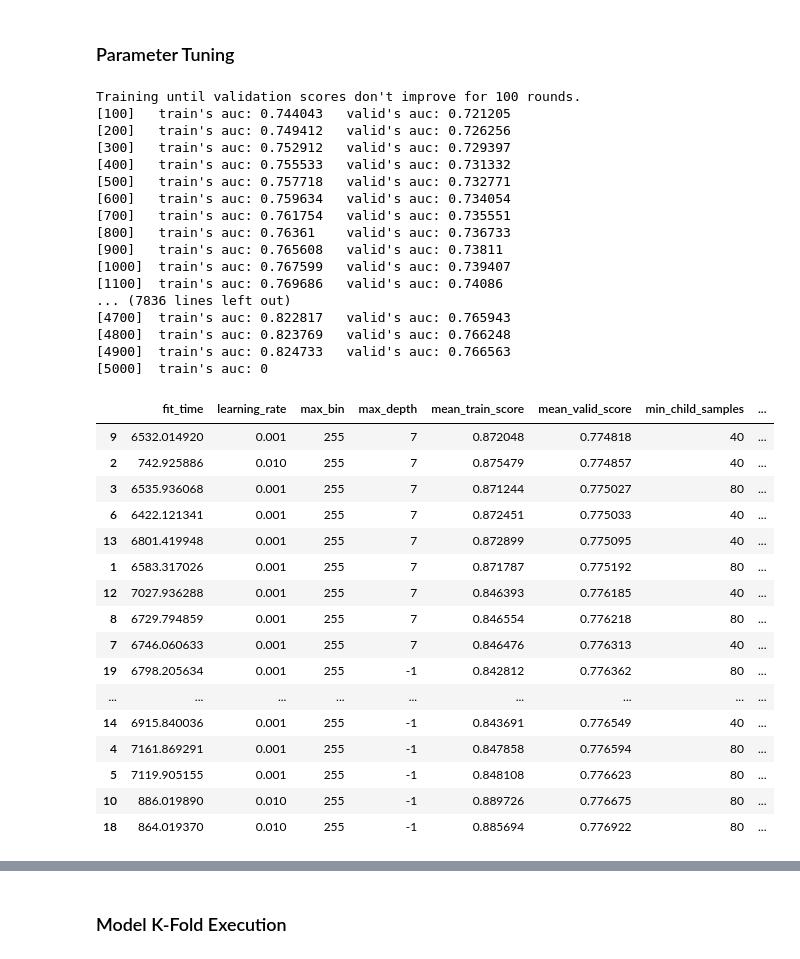
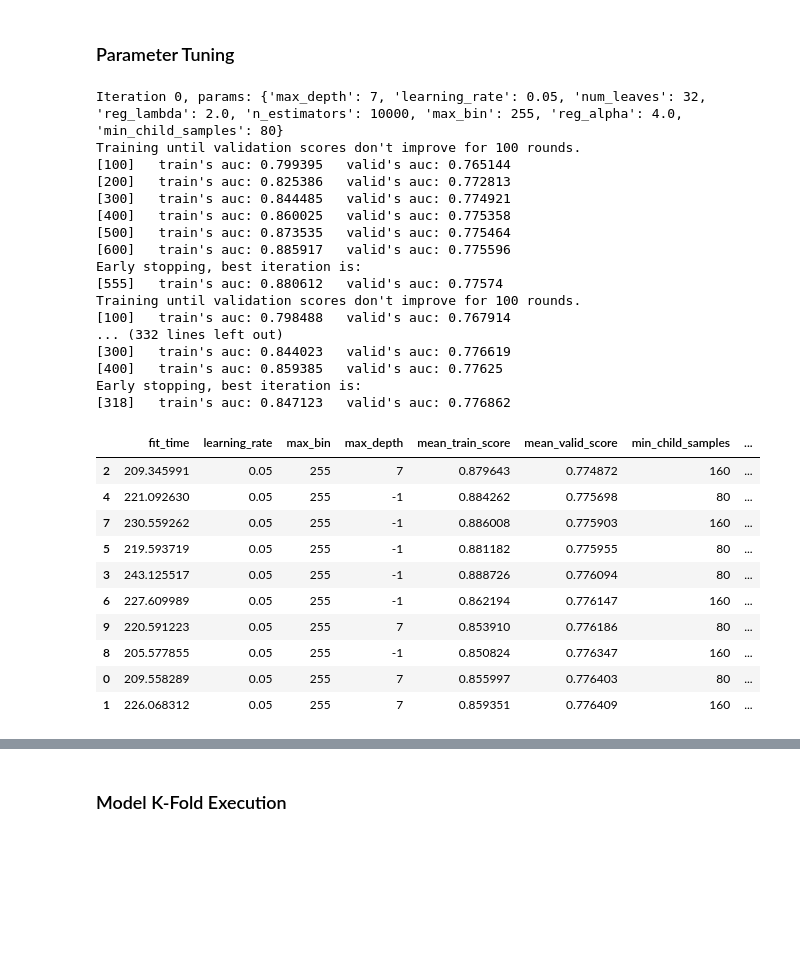
Before and after one commit to astelmashenko/ndml_capstone, a Jupyter notebook: Lightgbm.ipynb, the cells around one changed output, grey strips where cells are left out. Cells and saved outputs as stored; diff of their text form; code cells hidden in the pictures; blank space fills up the shorter version.

```diff
--- a/Lightgbm.ipynb
+++ b/Lightgbm.ipynb
@@ -98,7 +98,7 @@ best_params = {
 params = {
     'learning_rate': [0.05],
     'n_estimators': [10000],
-    'num_leaves': [32, 64, 100],
+    'num_leaves': [32, 64],
     'max_depth': [-1, 7],
     'min_child_samples': [80, 160],
     'reg_alpha': [2.0, 4.0],
@@ -111,7 +111,8 @@ params = {
 #          eval_metric='auc', verbose=100)
 cv_results = []
 
-for i, param_smple in enumerate(list(ParameterSampler(params, 20))):
+for i, param_smple in enumerate(list(ParameterSampler(params, 10))):
+    print('Iteration %i, params: %s' % (i, param_smple))
     k_fold = StratifiedKFold(n_splits=5, shuffle=True, random_state=42)
     valid_scores = []
     train_scores = []
@@ -146,44 +147,38 @@ for i, param_smple in enumerate(list(ParameterSampler(params, 20))):
     params_['mean_valid_score'] = np.mean(valid_scores)
     cv_results.append(params_)
 # %% [output]
+Iteration 0, params: {'max_depth': 7, 'learning_rate': 0.05, 'num_leaves': 32, 'reg_lambda': 2.0, 'n_estimators': 10000, 'max_bin': 255, 'reg_alpha': 4.0, 'min_child_samples': 80}
 Training until validation scores don't improve for 100 rounds.
-[100]   train's auc: 0.744043   valid's auc: 0.721205
-[200]   train's auc: 0.749412   valid's auc: 0.726256
-[300]   train's auc: 0.752912   valid's auc: 0.729397
-[400]   train's auc: 0.755533   valid's auc: 0.731332
-[500]   train's auc: 0.757718   valid's auc: 0.732771
-[600]   train's auc: 0.759634   valid's auc: 0.734054
-[700]   train's auc: 0.761754   valid's auc: 0.735551
-[800]   train's auc: 0.76361    valid's auc: 0.736733
-[900]   train's auc: 0.765608   valid's auc: 0.73811
-[1000]  train's auc: 0.767599   valid's auc: 0.739407
-[1100]  train's auc: 0.769686   valid's auc: 0.74086
-... (7836 lines left out)
-[4700]  train's auc: 0.822817   valid's auc: 0.765943
-[4800]  train's auc: 0.823769   valid's auc: 0.766248
-[4900]  train's auc: 0.824733   valid's auc: 0.766563
-[5000]  train's auc: 0
+[100]   train's auc: 0.799395   valid's auc: 0.765144
+[200]   train's auc: 0.825386   valid's auc: 0.772813
+[300]   train's auc: 0.844485   valid's auc: 0.774921
+[400]   train's auc: 0.860025   valid's auc: 0.775358
+[500]   train's auc: 0.873535   valid's auc: 0.775464
+[600]   train's auc: 0.885917   valid's auc: 0.775596
+Early stopping, best iteration is:
+[555]   train's auc: 0.880612   valid's auc: 0.77574
+Training until validation scores don't improve for 100 rounds.
+[100]   train's auc: 0.798488   valid's auc: 0.767914
+... (332 lines left out)
+[300]   train's auc: 0.844023   valid's auc: 0.776619
+[400]   train's auc: 0.859385   valid's auc: 0.77625
+Early stopping, best iteration is:
+[318]   train's auc: 0.847123   valid's auc: 0.776862
 # %%
-df_results = pd.DataFrame(cv_results).sort_values('mean_valid_score', axis=0)
-df_results
+df_results = pd.DataFrame(cv_results)
+df_results.sort_values('mean_valid_score', axis=0)
 # %% [output]
 |  | fit_time | learning_rate | max_bin | max_depth | mean_train_score | mean_valid_score | min_child_samples | ... |
-| 9 | 6532.014920 | 0.001 | 255 | 7 | 0.872048 | 0.774818 | 40 | ... |
-| 2 | 742.925886 | 0.010 | 255 | 7 | 0.875479 | 0.774857 | 40 | ... |
-| 3 | 6535.936068 | 0.001 | 255 | 7 | 0.871244 | 0.775027 | 80 | ... |
-| 6 | 6422.121341 | 0.001 | 255 | 7 | 0.872451 | 0.775033 | 40 | ... |
-| 13 | 6801.419948 | 0.001 | 255 | 7 | 0.872899 | 0.775095 | 40 | ... |
-| 1 | 6583.317026 | 0.001 | 255 | 7 | 0.871787 | 0.775192 | 80 | ... |
-| 12 | 7027.936288 | 0.001 | 255 | 7 | 0.846393 | 0.776185 | 40 | ... |
-| 8 | 6729.794859 | 0.001 | 255 | 7 | 0.846554 | 0.776218 | 80 | ... |
-| 7 | 6746.060633 | 0.001 | 255 | 7 | 0.846476 | 0.776313 | 40 | ... |
-| 19 | 6798.205634 | 0.001 | 255 | -1 | 0.842812 | 0.776362 | 80 | ... |
-| ... | ... | ... | ... | ... | ... | ... | ... | ... |
-| 14 | 6915.840036 | 0.001 | 255 | -1 | 0.843691 | 0.776549 | 40 | ... |
-| 4 | 7161.869291 | 0.001 | 255 | -1 | 0.847858 | 0.776594 | 80 | ... |
-| 5 | 7119.905155 | 0.001 | 255 | -1 | 0.848108 | 0.776623 | 80 | ... |
-| 10 | 886.019890 | 0.010 | 255 | -1 | 0.889726 | 0.776675 | 80 | ... |
-| 18 | 864.019370 | 0.010 | 255 | -1 | 0.885694 | 0.776922 | 80 | ... |
+| 2 | 209.345991 | 0.05 | 255 | 7 | 0.879643 | 0.774872 | 160 | ... |
+| 4 | 221.092630 | 0.05 | 255 | -1 | 0.884262 | 0.775698 | 80 | ... |
+| 7 | 230.559262 | 0.05 | 255 | -1 | 0.886008 | 0.775903 | 160 | ... |
+| 5 | 219.593719 | 0.05 | 255 | -1 | 0.881182 | 0.775955 | 80 | ... |
+| 3 | 243.125517 | 0.05 | 255 | -1 | 0.888726 | 0.776094 | 80 | ... |
+| 6 | 227.609989 | 0.05 | 255 | -1 | 0.862194 | 0.776147 | 160 | ... |
+| 9 | 220.591223 | 0.05 | 255 | 7 | 0.853910 | 0.776186 | 80 | ... |
+| 8 | 205.577855 | 0.05 | 255 | -1 | 0.850824 | 0.776347 | 160 | ... |
+| 0 | 209.558289 | 0.05 | 255 | 7 | 0.855997 | 0.776403 | 80 | ... |
+| 1 | 226.068312 | 0.05 | 255 | 7 | 0.859351 | 0.776409 | 160 | ... |
 # %%
 best_index = df_results.mean_valid_score.idxmax()
 df_results.iloc[best_index]['params']
```
Also changed, not shown: parts of 7 cells of this notebook, 1 other file.
